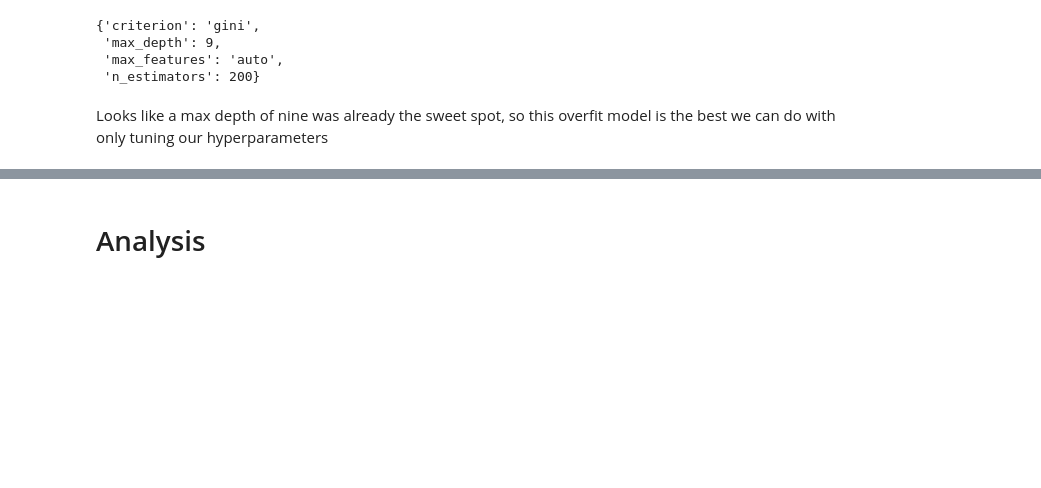
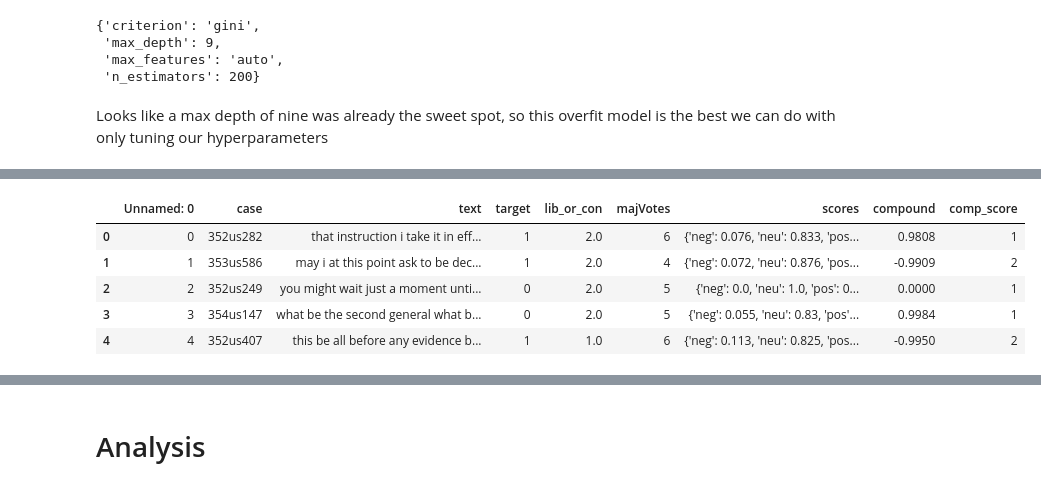
Before and after one commit to acoco10/supreme_court_predictor, a Jupyter notebook: notebooks/SC_Predictor_Modeling_notebook2.ipynb, the cells around one changed output, grey strips where cells are left out. Cells and saved outputs as stored; diff of their text form; code cells hidden in the pictures; blank space fills up the shorter version.

Commit message:
sentiment analysis

```diff
--- a/notebooks/SC_Predictor_Modeling_notebook2.ipynb
+++ b/notebooks/SC_Predictor_Modeling_notebook2.ipynb
@@ -479,0 +491,2 @@ Looks like a max depth of nine was already the sweet spot, so this overfit model
+# %%
+dfs = pd.read_csv("../data/justice_sentiment.csv")
@@ -479,0 +543,9 @@ Looks like a max depth of nine was already the sweet spot, so this overfit model
+# %%
+dfs.head()
+# %% [output]
+|  | Unnamed: 0 | case | text | target | lib_or_con | majVotes | scores | compound | comp_score |
+| 0 | 0 | 352us282 | that instruction i take it in eff... | 1 | 2.0 | 6 | {'neg': 0.076, 'neu': 0.833, 'pos... | 0.9808 | 1 |
+| 1 | 1 | 353us586 | may i at this point ask to be dec... | 1 | 2.0 | 4 | {'neg': 0.072, 'neu': 0.876, 'pos... | -0.9909 | 2 |
+| 2 | 2 | 352us249 | you might wait just a moment unti... | 0 | 2.0 | 5 | {'neg': 0.0, 'neu': 1.0, 'pos': 0... | 0.0000 | 1 |
+| 3 | 3 | 354us147 | what be the second general what b... | 0 | 2.0 | 5 | {'neg': 0.055, 'neu': 0.83, 'pos'... | 0.9984 | 1 |
+| 4 | 4 | 352us407 | this be all before any evidence b... | 1 | 1.0 | 6 | {'neg': 0.113, 'neu': 0.825, 'pos... | -0.9950 | 2 |
```
Also changed, not shown: parts of 38 cells of this notebook, 9 other files.
